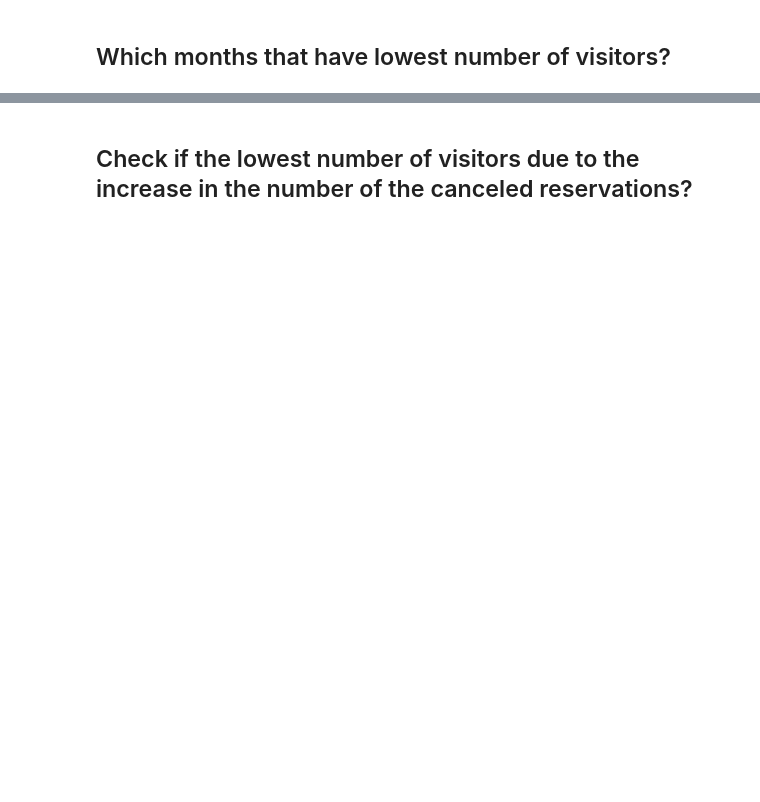
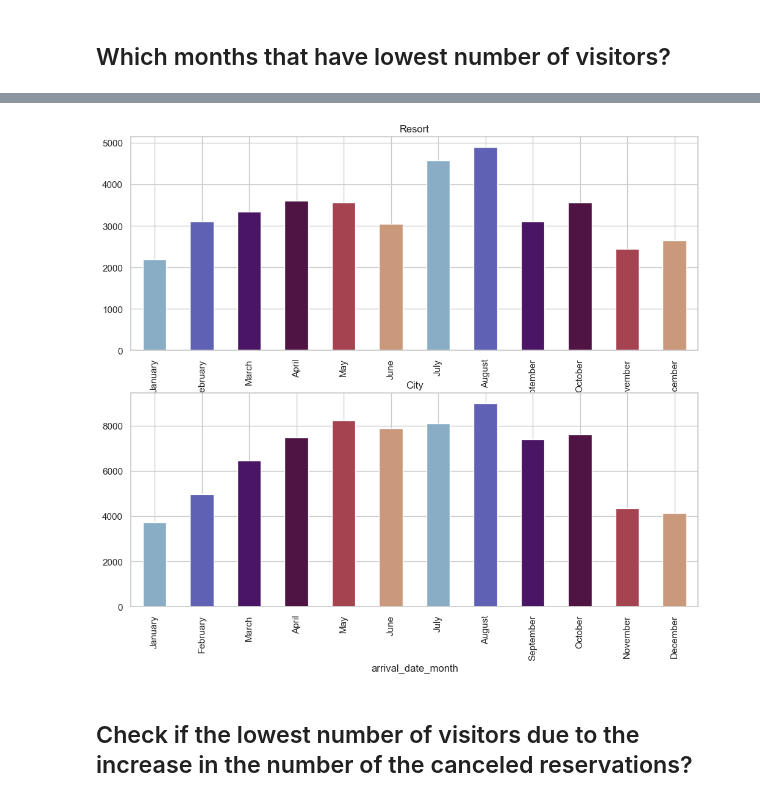
Before and after one commit to Tuwaiq-Data-Science-Bootcamp-V5/CV_and_GS-Lab1, a Jupyter notebook: CV_Assignment.ipynb, the cells around one changed output, grey strips where cells are left out. Cells and saved outputs as stored; diff of their text form; code cells hidden in the pictures; blank space fills up the shorter version.

```diff
--- a/CV_Assignment.ipynb
+++ b/CV_Assignment.ipynb
@@ -128,2 +157,19 @@ df.describe(include='object')
+# %%
+resortHotel = df[df['hotel'] == 'Resort Hotel']
+cityHotel = df[df['hotel'] == 'City Hotel']
+month_order = ['January', 'February', 'March', 'April', 'May', 'June', 'July', 'August', 'September', 'October', 'November', 'December']
+
+fig, axes = plt.subplots(2, 1, figsize=(12, 10))
+
+monthly_bookings = resortHotel['arrival_date_month'].value_counts().loc[month_order]
+monthly_bookings.plot(kind='bar', color=colors, ax=axes[0])
+axes[0].set_title('Resort', size = 12)
+
+monthly_bookings = CityHotel['arrival_date_month'].value_counts().loc[month_order]
+monthly_bookings.plot(kind='bar', color=colors, ax=axes[1])
+axes[1].set_title('City', size = 12)
+plt.show()
+# %% [output]
+[figure, added]
 # %% [markdown]
 ## Check if the lowest number of visitors due to the increase in the number of the canceled reservations?
```
Also changed, not shown: parts of 27 cells of this notebook, 1 other file.
